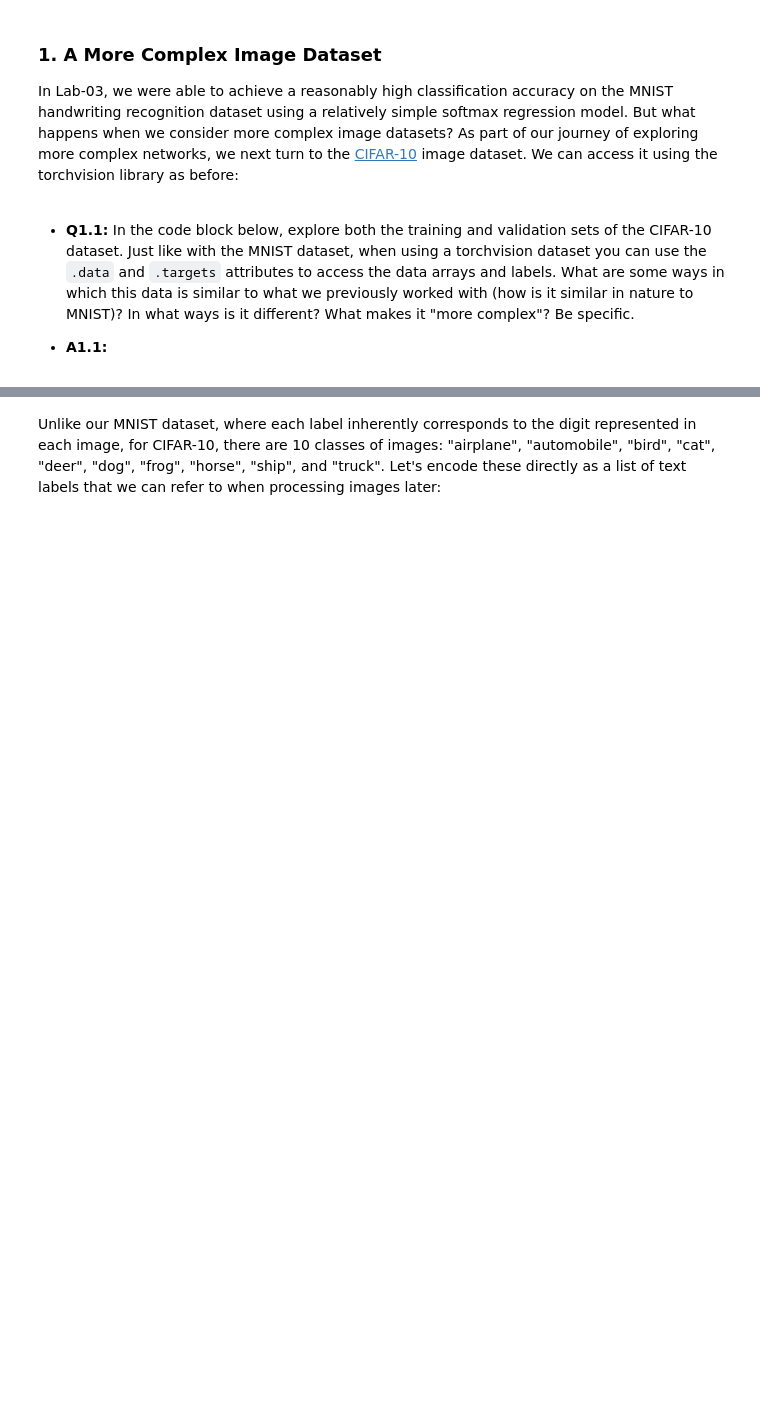
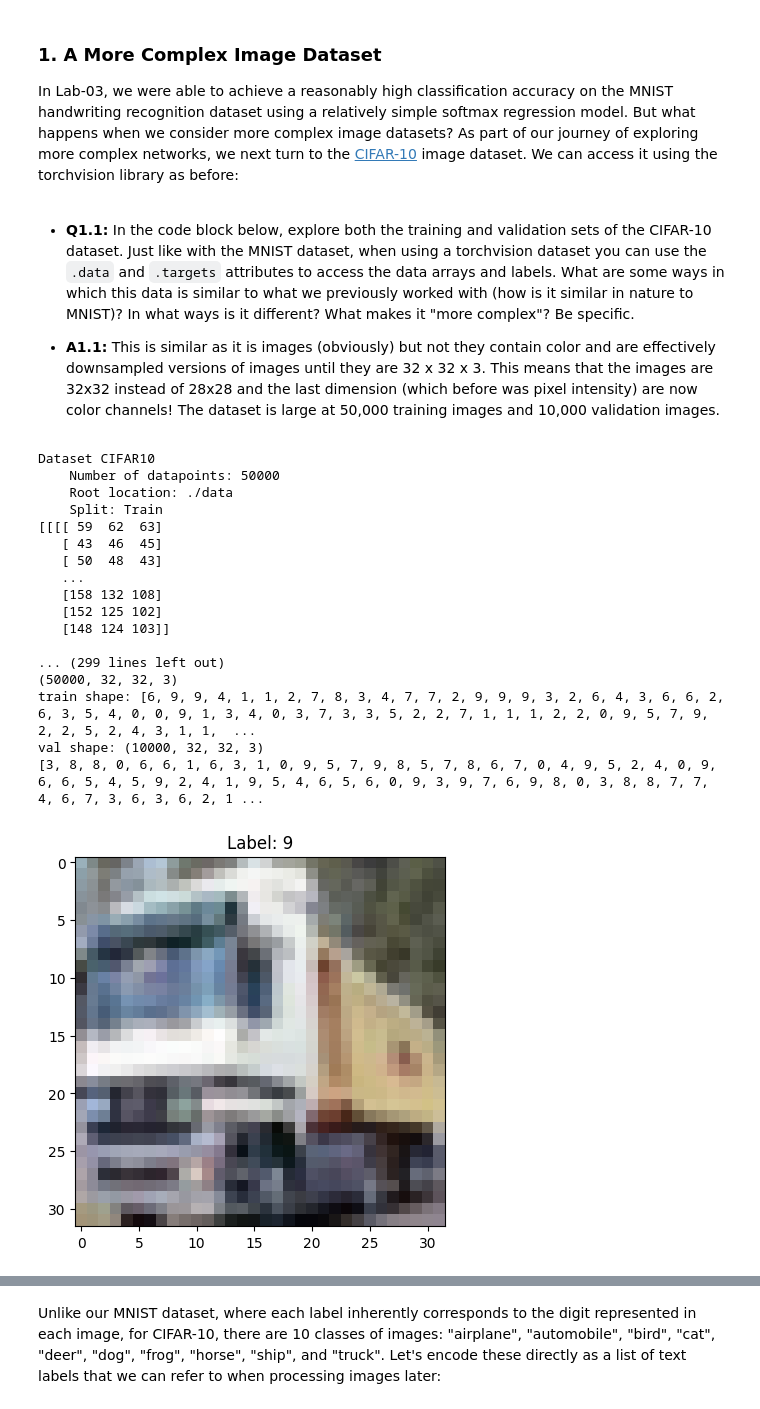
Before and after one commit to Tyler-Bibus/cpre3250, a Jupyter notebook: Lab-04/Lab-04.ipynb, the cells around one changed output, grey strips where cells are left out. Drawn from its saved outputs; the diff is of its cells as text; code cells hidden in the pictures; blank space fills up the shorter version.

```diff
--- a/Lab-04/Lab-04.ipynb
+++ b/Lab-04/Lab-04.ipynb
@@ -34,10 +34,42 @@ cifar10_val = torchvision.datasets.CIFAR10(root='./data', train=False, download=
 # %% [markdown]
 - **Q1.1:** In the code block below, explore both the training and validation sets of the CIFAR-10 dataset. Just like with the MNIST dataset, when using a torchvision dataset you can use the `.data` and `.targets` attributes to access the data arrays and labels. What are some ways in which this data is similar to what we previously worked with (how is it similar in nature to MNIST)? In what ways is it different? What makes it "more complex"? Be specific.
 
-- **A1.1:**
+- **A1.1:** This is similar as it is images (obviously) but not they contain color and are effectively downsampled versions of images until they are 32 x 32 x 3. This means that the images are 32x32 instead of 28x28 and the last dimension (which before was pixel intensity) are now color channels! The dataset is large at 50,000 training images and 10,000 validation images.
 # %%
 print(cifar10_train)
 
 # YOUR CODE STARTS HERE
+print(cifar10_train.data)
+print(cifar10_train.data.shape)
+print(f"train shape: {cifar10_train.targets}")
 
+
+
+print(f"val shape: {cifar10_val.data.shape}")
+print(cifar10_val.targets)
+plt.imshow(cifar10_train.data[1])
+plt.title(f"Label: {cifar10_train.targets[1]}")
+plt.show()
+plt.imshow(cifar10_val.data[1])
+plt.title(f"Label: {cifar10_val.targets[1]}")
+plt.show()
 # YOUR CODE ENDS HERE
+# %% [output]
+Dataset CIFAR10
+    Number of datapoints: 50000
+    Root location: ./data
+    Split: Train
+[[[[ 59  62  63]
+   [ 43  46  45]
+   [ 50  48  43]
+   ...
+   [158 132 108]
+   [152 125 102]
+   [148 124 103]]
+
+... (299 lines left out)
+(50000, 32, 32, 3)
+train shape: [6, 9, 9, 4, 1, 1, 2, 7, 8, 3, 4, 7, 7, 2, 9, 9, 9, 3, 2, 6, 4, 3, 6, 6, 2, 6, 3, 5, 4, 0, 0, 9, 1, 3, 4, 0, 3, 7, 3, 3, 5, 2, 2, 7, 1, 1, 1, 2, 2, 0, 9, 5, 7, 9, 2, 2, 5, 2, 4, 3, 1, 1,  ...
+val shape: (10000, 32, 32, 3)
+[3, 8, 8, 0, 6, 6, 1, 6, 3, 1, 0, 9, 5, 7, 9, 8, 5, 7, 8, 6, 7, 0, 4, 9, 5, 2, 4, 0, 9, 6, 6, 5, 4, 5, 9, 2, 4, 1, 9, 5, 4, 6, 5, 6, 0, 9, 3, 9, 7, 6, 9, 8, 0, 3, 8, 8, 7, 7, 4, 6, 7, 3, 6, 3, 6, 2, 1 ...
+[figure, added]
```
Also changed, not shown: parts of 20 cells of this notebook.
